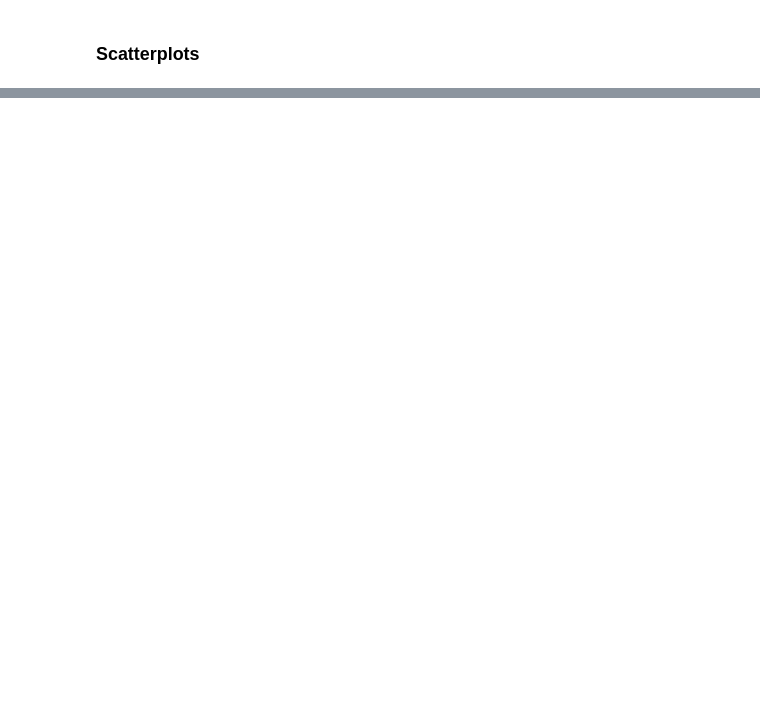
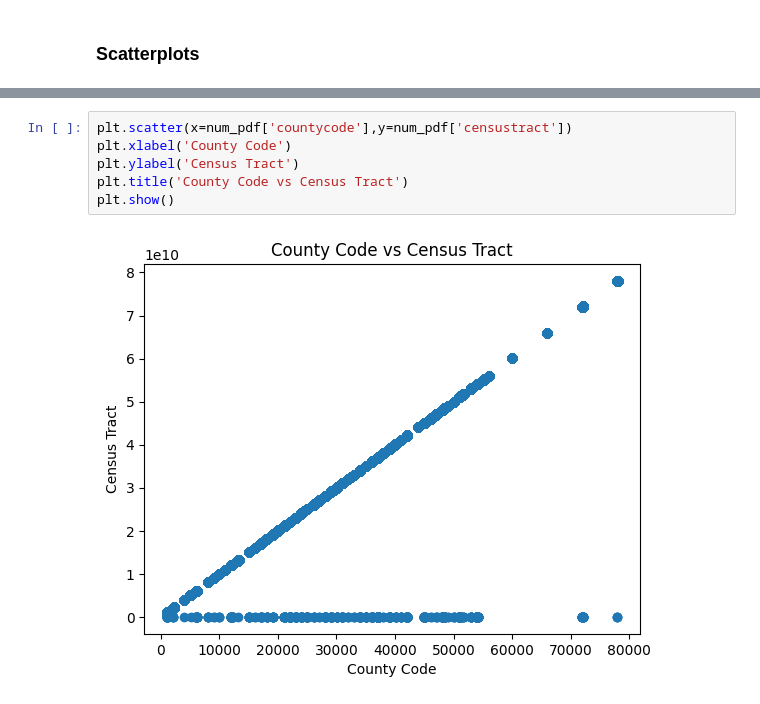
Before and after one commit to jshiah/dsc232r_group_project, a Jupyter notebook: pyspark.ipynb, the cells around one changed output, grey strips where cells are left out. Drawn from its saved outputs; the diff is of its cells as text; blank space fills up the shorter version.

```diff
--- a/pyspark.ipynb
+++ b/pyspark.ipynb
@@ -373,0 +521,8 @@ print(num_pdf)
+# %%
+plt.scatter(x=num_pdf['countycode'],y=num_pdf['censustract'])
+plt.xlabel('County Code')
+plt.ylabel('Census Tract')
+plt.title('County Code vs Census Tract')
+plt.show()
+# %% [output]
+[figure, added]
```
Also changed, not shown: parts of 16 cells of this notebook.
